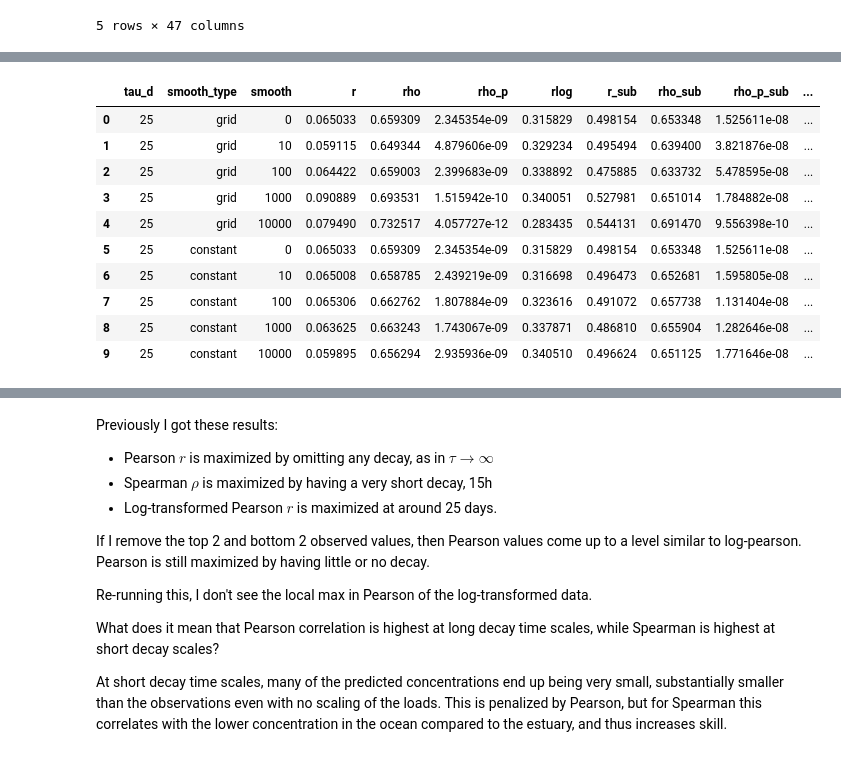
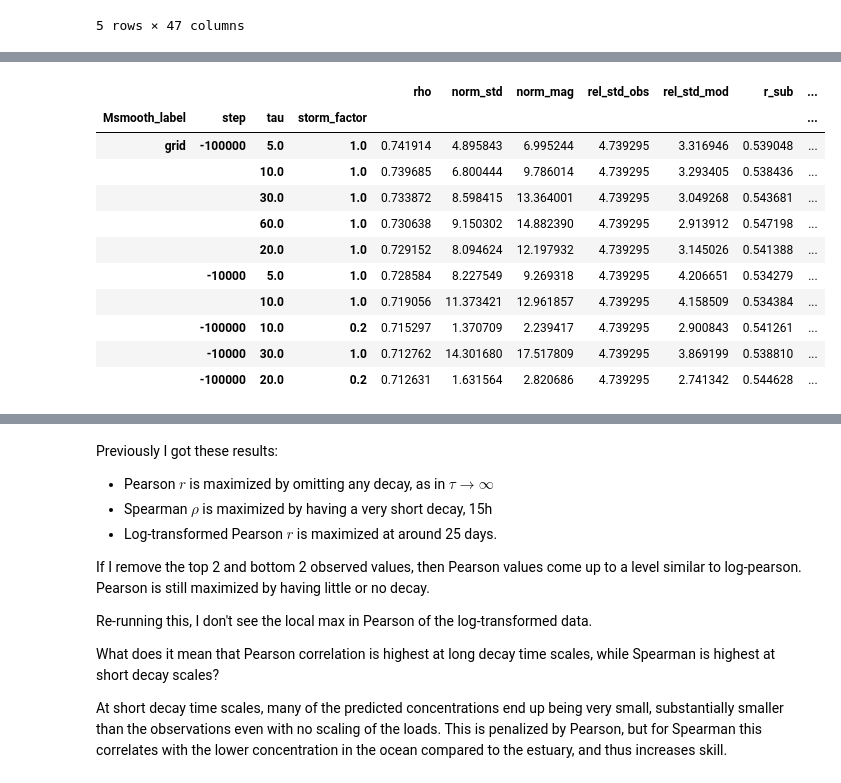
Before and after one commit to rustychris/microplastic_sfbay, a Jupyter notebook: postprocess/postproc_nosql_v01_dask.ipynb, the cells around one changed output, grey strips where cells are left out. Drawn from its saved outputs; the diff is of its cells as text; code cells hidden in the pictures.

```diff
--- a/postprocess/postproc_nosql_v01_dask.ipynb
+++ b/postprocess/postproc_nosql_v01_dask.ipynb
@@ -137,26 +128,3 @@ cfg['hydro_timestamps']=post.load_hydro_timestamps(sun_paths)
 # %%
 bc_ds_d=client.scatter(post.bc_ds(cfg=cfg))
 cfg['bc_ds_d']=bc_ds_d
-# %%
-%%time
-if 0:
-    # This takes 40s or so.
-    criteria=dict(t_min=np.datetime64("2017-06-30 00:00"), # should be 08/30
-                  t_max=np.datetime64("2017-07-01 00:00"), # should be 09/14
-                  category='nonfiber',
-                  z_below_surface_max=0.095,
-                  age_max=np.timedelta64(10,'D'))
-if 0:
-    # For 2 days, takes 2m17
-    # Had to dial down the size.  With partition size of 30MB
-    # this takes 50 minutes.
-    # With a 150MB partition size, and some prefiltering based on age_max,
-    # This is down to 13m42.
-    criteria=dict(t_min=np.datetime64("2017-08-30 00:00"),
-                  t_max=np.datetime64("2017-09-14 00:00"),
-                  category='nonfiber',
-                  z_below_surface_max=0.095,
-                  age_max=np.timedelta64(10,'D'))
-
-    conc_ds=post.query_particle_concentration(criteria=criteria,cfg=cfg,
-                                              grid=grid,decay=None)
@@ -200,7 +161,8 @@ manta.head()
 godwin_offset_h=post.godwin_offset_h
 godwin=post.godwin
 # %%
-cfg['manta_out_dir']="manta_sets_20210317a"
+cfg['manta_out_dir']="manta_sets_20210317b"
+
 
 # now the 021b runs.
 # c suffix: use tighter -0.095 z filter.
@@ -211,5 +173,7 @@ cfg['manta_out_dir']="manta_sets_20210317a"
 # 20200330: more new sources.
 # 20210210a: dask code, new hydro, new ptm. new year.
 # 20210317a: new ptm runs with no SJ loss...
+#            has the w_s bug
+# 20210317b: fixed w_s bug
 os.makedirs(cfg['manta_out_dir'],exist_ok=True)
 # %%
@@ -731,17 +447,24 @@ INFO:utils:6
 # %%
-# manta_pred_master['tau']=manta_pred_master['tau']/np.timedelta64(86400,'s')
-# manta_pred_master.to_parquet('manta_pred_master-bad_w_s.parquet')
+manta_pred_master['tau']=manta_pred_master['tau']/np.timedelta64(86400,'s')
+manta_pred_master.to_parquet('manta_pred_master.parquet')
-# %%
-df_skill_smooth
-# %% [output]
-|  | tau_d | smooth_type | smooth | r | rho | rho_p | rlog | r_sub | rho_sub | rho_p_sub | ... |
-| 0 | 25 | grid | 0 | 0.065033 | 0.659309 | 2.345354e-09 | 0.315829 | 0.498154 | 0.653348 | 1.525611e-08 | ... |
-| 1 | 25 | grid | 10 | 0.059115 | 0.649344 | 4.879606e-09 | 0.329234 | 0.495494 | 0.639400 | 3.821876e-08 | ... |
-| 2 | 25 | grid | 100 | 0.064422 | 0.659003 | 2.399683e-09 | 0.338892 | 0.475885 | 0.633732 | 5.478595e-08 | ... |
-| 3 | 25 | grid | 1000 | 0.090889 | 0.693531 | 1.515942e-10 | 0.340051 | 0.527981 | 0.651014 | 1.784882e-08 | ... |
-| 4 | 25 | grid | 10000 | 0.079490 | 0.732517 | 4.057727e-12 | 0.283435 | 0.544131 | 0.691470 | 9.556398e-10 | ... |
-| 5 | 25 | constant | 0 | 0.065033 | 0.659309 | 2.345354e-09 | 0.315829 | 0.498154 | 0.653348 | 1.525611e-08 | ... |
-| 6 | 25 | constant | 10 | 0.065008 | 0.658785 | 2.439219e-09 | 0.316698 | 0.496473 | 0.652681 | 1.595805e-08 | ... |
-| 7 | 25 | constant | 100 | 0.065306 | 0.662762 | 1.807884e-09 | 0.323616 | 0.491072 | 0.657738 | 1.131404e-08 | ... |
-| 8 | 25 | constant | 1000 | 0.063625 | 0.663243 | 1.743067e-09 | 0.337871 | 0.486810 | 0.655904 | 1.282646e-08 | ... |
-| 9 | 25 | constant | 10000 | 0.059895 | 0.656294 | 2.935936e-09 | 0.340510 | 0.496624 | 0.651125 | 1.771646e-08 | ... |
+# %%
+all_metrics=manta_pred_master.groupby(['Msmooth_label','step','tau','storm_factor']).apply(metrics)
+# %%
+# Best overall rho:
+#  tau=5, storm=1, grid smooth, step=-100000 => rho=0.74
+#  insensitive to tau. mag still something like 14x too large for tau=60,
+#  interestingly, even with tau=5, magnitude still 7x too large.
+all_metrics.sort_values('rho',ascending=False).head(10)
+# %% [output]
+|  |  |  |  | rho | norm_std | norm_mag | rel_std_obs | rel_std_mod | r_sub | ... |
+| Msmooth_label | step | tau | storm_factor |  |  |  |  |  |  | ... |
+| grid | -100000 | 5.0 | 1.0 | 0.741914 | 4.895843 | 6.995244 | 4.739295 | 3.316946 | 0.539048 | ... |
+|  |  | 10.0 | 1.0 | 0.739685 | 6.800444 | 9.786014 | 4.739295 | 3.293405 | 0.538436 | ... |
+|  |  | 30.0 | 1.0 | 0.733872 | 8.598415 | 13.364001 | 4.739295 | 3.049268 | 0.543681 | ... |
+|  |  | 60.0 | 1.0 | 0.730638 | 9.150302 | 14.882390 | 4.739295 | 2.913912 | 0.547198 | ... |
+|  |  | 20.0 | 1.0 | 0.729152 | 8.094624 | 12.197932 | 4.739295 | 3.145026 | 0.541388 | ... |
+|  | -10000 | 5.0 | 1.0 | 0.728584 | 8.227549 | 9.269318 | 4.739295 | 4.206651 | 0.534279 | ... |
+|  |  | 10.0 | 1.0 | 0.719056 | 11.373421 | 12.961857 | 4.739295 | 4.158509 | 0.534384 | ... |
+|  | -100000 | 10.0 | 0.2 | 0.715297 | 1.370709 | 2.239417 | 4.739295 | 2.900843 | 0.541261 | ... |
+|  | -10000 | 30.0 | 1.0 | 0.712762 | 14.301680 | 17.517809 | 4.739295 | 3.869199 | 0.538810 | ... |
+|  | -100000 | 20.0 | 0.2 | 0.712631 | 1.631564 | 2.820686 | 4.739295 | 2.741342 | 0.544628 | ... |
```
Also changed, not shown: parts of 27 cells of this notebook, 1 other file.
